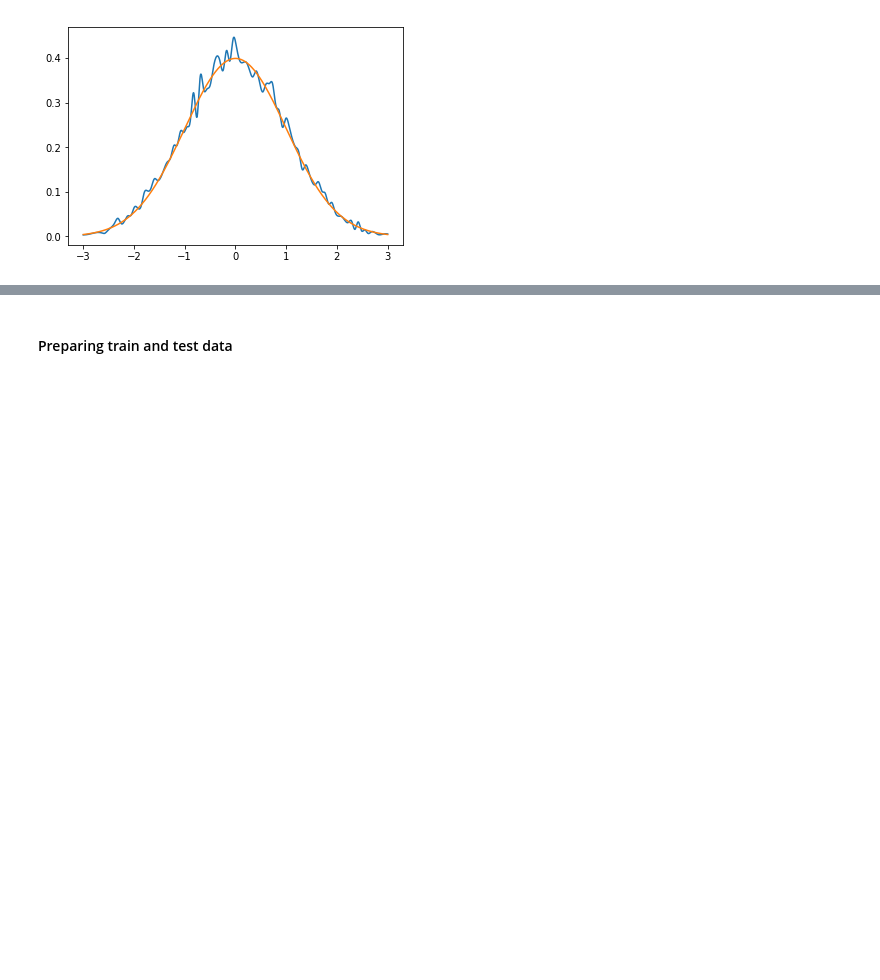
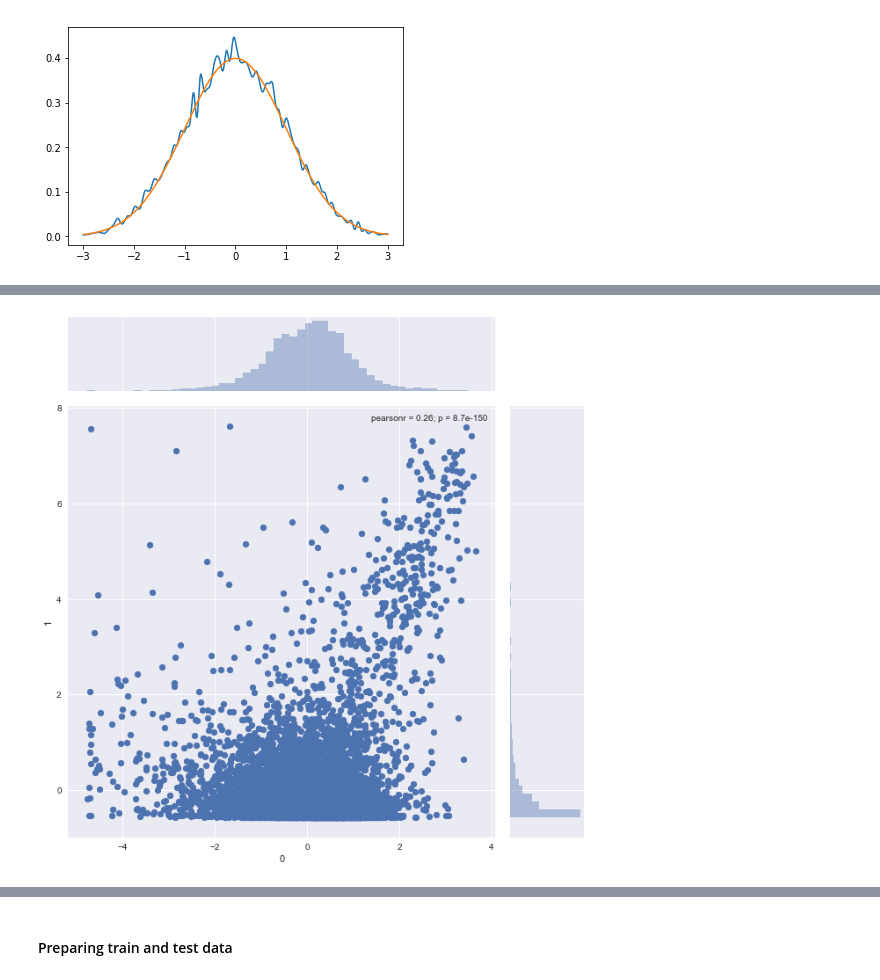
Before and after one commit to javlon/MLP17, a Jupyter notebook: main.ipynb, the cells around one changed output, grey strips where cells are left out. Saved outputs shown, nothing was run; the diff lists cells and outputs as text; code cells hidden in the pictures; blank space fills up the shorter version.

```diff
--- a/main.ipynb
+++ b/main.ipynb
@@ -104,0 +125,2 @@ plotDensity(bad)
+# %%
+sign_feature = max(enumerate(reg.feature_importances_), key=(lambda x: x[1]))[0]
@@ -104,0 +129,10 @@ plotDensity(bad)
+# %%
+sample  = pd.DataFrame(data=np.vstack((data[:, sign_feature], data[:, first_label])))
+sample = sample.T
+# %%
+sample = sample.sample(frac=0.1)
+# %%
+sns.jointplot(x = 0, y = 1, data = sample, size = 9)
+plt.show()
+# %% [output]
+[figure, added]
```
Also changed, not shown: parts of 8 cells of this notebook.
